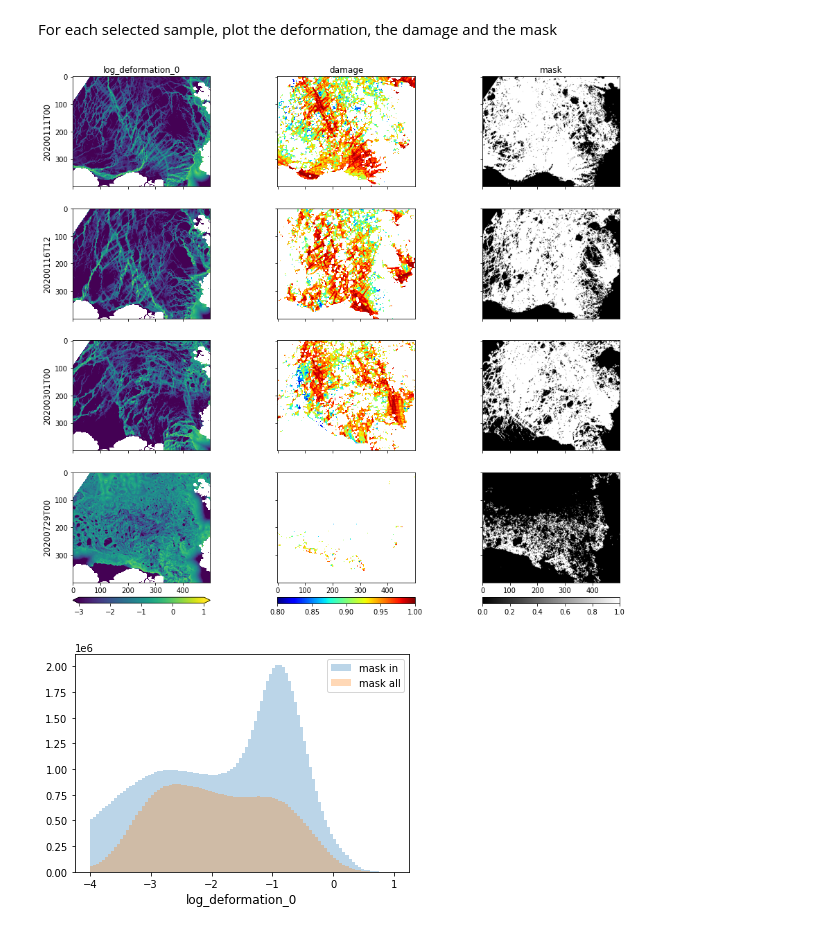
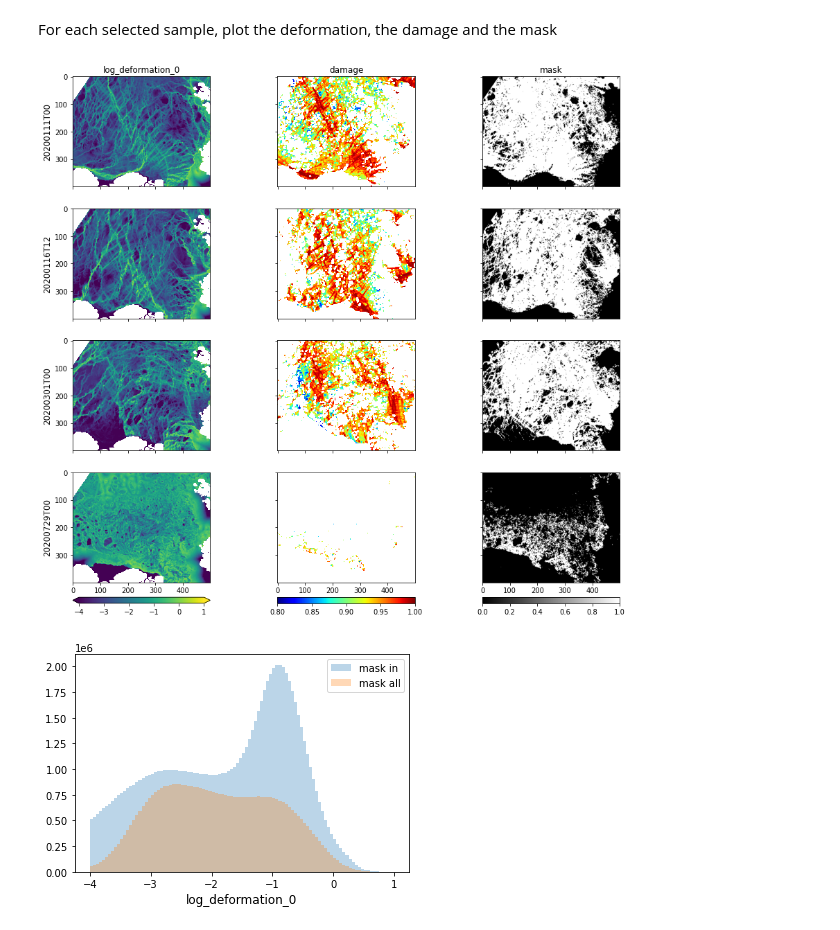
Before and after one commit to nansencenter/SID-NN, a Jupyter notebook: read-data.ipynb, the cells around one changed output. Drawn from its saved outputs; the diff is of its cells as text; code cells hidden in the pictures.

```diff
--- a/read-data.ipynb
+++ b/read-data.ipynb
@@ -229,26 +282,26 @@ For each selected sample, plot the deformation, the damage and the mask
 # %%
 #fig = plt.figure(figsize=(15,3*len(iplot)))
 fig, ax = plt.subplots(nrows=len(iplot), ncols=3,sharex='all', sharey='all', figsize=(15,3*len(iplot)))
 fig.subplots_adjust(bottom=0.035)
 c = dict()
 for iy in range(len(iplot)):
-    c[0] = ax[iy,0].imshow(xx[iy],vmin=-3, vmax=1)
+    c[0] = ax[iy,0].imshow(xx[iy],vmin=-4, vmax=1)
     c[1] = ax[iy,1].imshow(denorm(yy0[iy]), vmin=th_dam,vmax=1.,cmap='jet')
     c[2] = ax[iy,2].imshow(ww[iy],cmap='gray', vmin=0, vmax=1)
     ax[iy,0].set_ylabel(lfiles[iplot[iy]][6:17])
 ax[0,0].set_title(colnames[0]);
 ax[0,1].set_title('damage');
 ax[0,2].set_title('mask');
 cbar_ax = dict()
 lextend = ['both','neither','neither']
 for i in range(3):
     pos = ax[3,i].get_position()
     left = pos.extents[0]
     width = pos.extents[2] - pos.extents[0]
     cbar_ax[i] = fig.add_axes([left, 0., width, 0.01])
     fig.colorbar(c[i], cax=cbar_ax[i], orientation='horizontal', extend=lextend[i])
 # %% [output]
-[figure, old version]
+[figure, new version]
 # %%
 bins = 100
 
```
Also changed, not shown: parts of 24 cells of this notebook, 2 other files.
